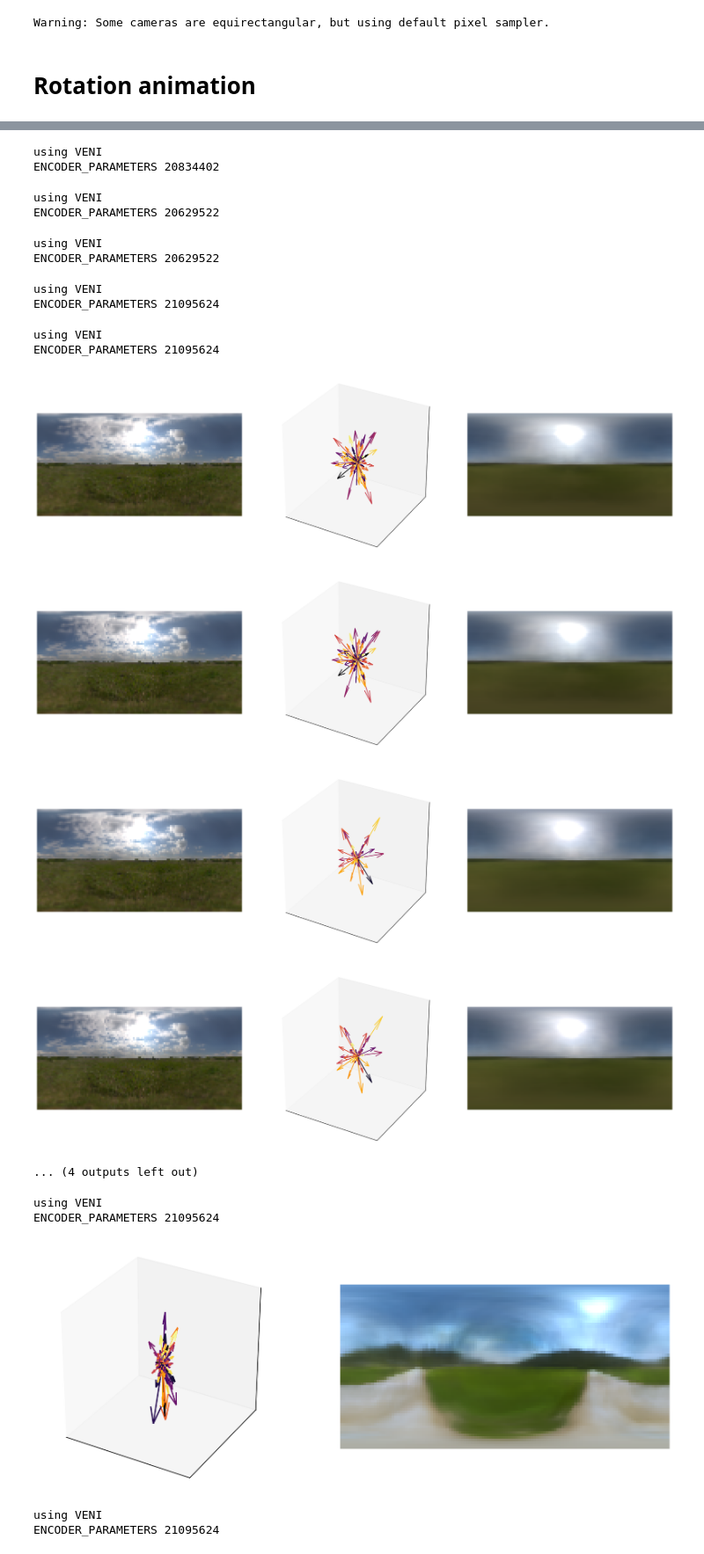
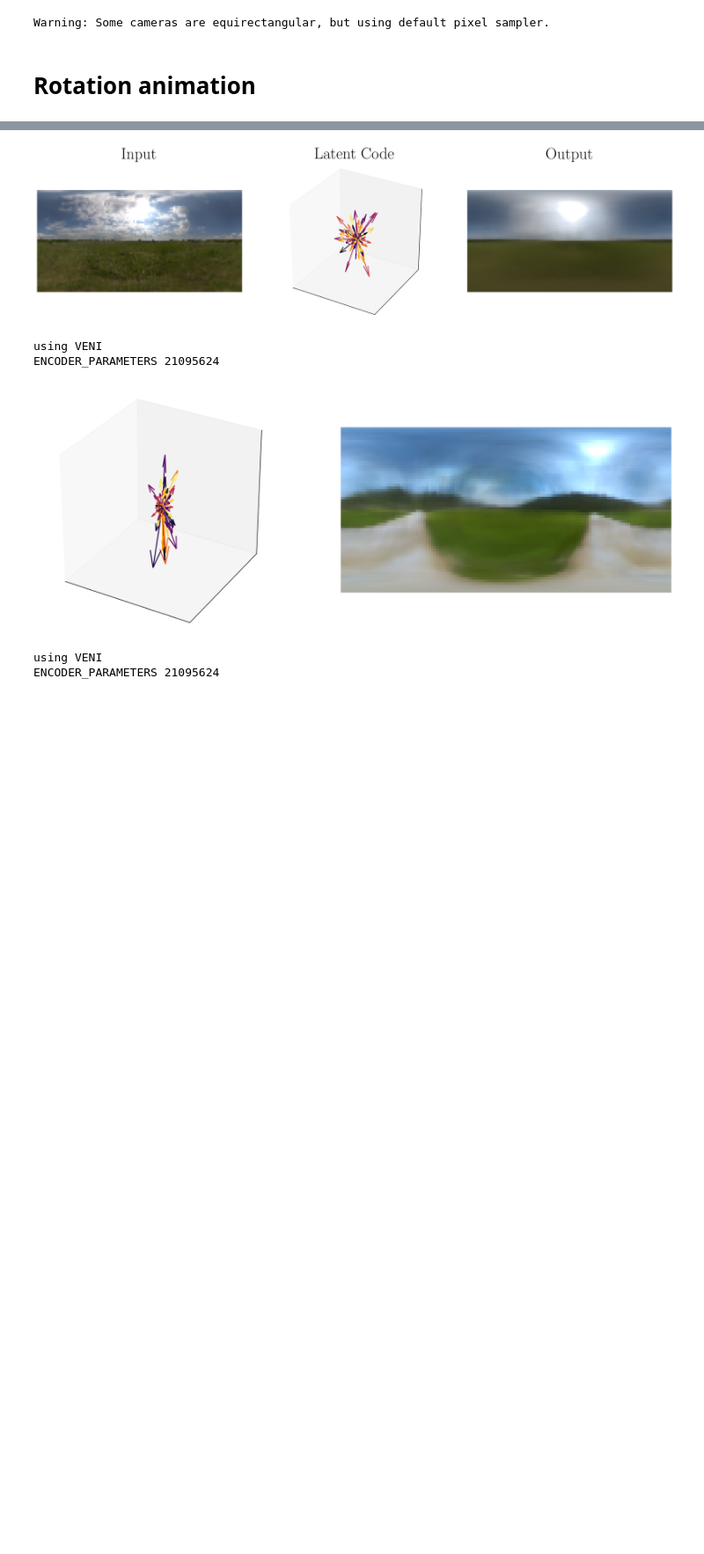
Before and after one commit to paul-pw/veni, a Jupyter notebook: publication/animations.ipynb, the cells around one changed output, grey strips where cells are left out. Shown at 88% size. Drawn from its saved outputs; the diff is of its cells as text; code cells hidden in the pictures; blank space fills up the shorter version.

```diff
--- a/publication/animations.ipynb
+++ b/publication/animations.ipynb
@@ -93,8 +93,9 @@ num_eval = len(test_dataloader)
 
 def animate_rotation(
             environment_map = Path("data/RENI_HDR/train/00122.exr"),
-            model_path = get_newest_model("outputs/ae_140/reni-ae/"),
-            frames = 720, fps=30, savename="rotation"):
+            model_path = Path("outputs/veni/veni_300"),
+            frames = 720, fps=30, savename="rotation",
+            titles=False):
     environment_map = pyexr.read(str(environment_map.absolute())).astype("float32")
     environment_map[environment_map == np.inf] = np.nanmax(environment_map[environment_map != np.inf])
     # make any values less than zero equal to min non negative
@@ -118,14 +119,34 @@ def animate_rotation(
 
 
     fig = plt.figure(figsize=(18,5), dpi=150)
-    fig.subplots_adjust(left=0, bottom=0, right=1, top=1, wspace=None, hspace=None)
+    fig.subplots_adjust(left=0.01, bottom=0, right=0.99, wspace=None, hspace=None)
     gs0 = gridspec.GridSpec(1,3, figure=fig, wspace=0.05, hspace=0.05)
+
+    if titles:
+        ax = fig.add_subplot(gs0[0])
+        ax.set_yticks([])
+        ax.set_xticks([])
+        ax.spines[['right', 'top', 'left', 'bottom']].set_visible(False)
+        ax.set_title("Input", fontsize=32)
+        ax = fig.add_subplot(gs0[1])
+        ax.set_yticks([])
+        ax.set_xticks([])
+        ax.spines[['right', 'top', 'left', 'bottom']].set_visible(False)
+        ax.set_title("Latent Code", fontsize=32)
+        ax = fig.add_subplot(gs0[2])
+        ax.set_yticks([])
+        ax.set_xticks([])
+        ax.spines[['right', 'top', 'left', 'bottom']].set_visible(False)
+        ax.set_title("Output", fontsize=32)
+
+
 
     ax = fig.add_subplot(gs0[0])
     im=ax.imshow(image,interpolation='none')
     ax.set_yticks([])
     ax.set_xticks([])
     ax.spines[['right', 'top', 'left', 'bottom']].set_visible(False)
+
 
 
     latents = latents.cpu().squeeze(0)
@@ -154,11 +175,14 @@ def animate_rotation(
     ax.set_zlabel('')
 
 
+
     ax = fig.add_subplot(gs0[2])
     pr=ax.imshow(pred,interpolation='none')
     ax.set_yticks([])
     ax.set_xticks([])
     ax.spines[['right', 'top', 'left', 'bottom']].set_visible(False)
+
+
 
     # initialization function: plot the background of each frame
 
@@ -183,6 +207,7 @@ def animate_rotation(
             latents[:, 0], -latents[:, 1], latents[:, 2], color=colormap(color_indices),
         )
 
+
         return [im, pr, vec]
 
 
@@ -190,20 +215,22 @@ def animate_rotation(
     anim = animation.FuncAnimation(fig, animate, frames = frames, interval = 1)
 
     # saves the animation in our desktop
-    anim.save(f'publication/figgures/{savename}.mp4', writer = 'ffmpeg', fps = fps)
+    anim.save(f'publication/figures/{savename}.mp4', writer = 'ffmpeg', fps = fps)
 
 
-animate_rotation(model_path = get_newest_model("outputs/ae_140/reni-ae/"),frames = 720, fps=30, savename="rot_300_slow")
-animate_rotation(model_path = get_newest_model("outputs/ae_140/reni-ae/"),frames = 64, fps=10, savename="rot_300_fast")
+#animate_rotation(model_path = Path("outputs/veni/veni_300"),frames = 720, fps=30, savename="rot_300_slow")
+#animate_rotation(model_path = Path("outputs/veni/veni_300"),frames = 64, fps=10, savename="rot_300_fast")
 
-animate_rotation(model_path = get_newest_model("outputs/ae_139/reni-ae/"),frames = 720, fps=30, savename="rot_147_slow")
-animate_rotation(model_path = get_newest_model("outputs/ae_139/reni-ae/"),frames = 64, fps=10, savename="rot_147_fast")
+#animate_rotation(model_path = Path("outputs/veni/veni_147"),frames = 720, fps=30, savename="rot_147_slow")
+#animate_rotation(model_path = Path("outputs/veni/veni_147"),frames = 64, fps=10, savename="rot_147_fast")
 
-animate_rotation(model_path = get_newest_model("outputs/ae_138/reni-ae/"),frames = 720, fps=30, savename="rot_27_slow")
-animate_rotation(model_path = get_newest_model("outputs/ae_138/reni-ae/"),frames = 64, fps=10, savename="rot_27_fast")
+#animate_rotation(model_path = Path("outputs/veni/veni_27"),frames = 720, fps=30, savename="rot_27_slow")
+#animate_rotation(model_path = Path("outputs/veni/veni_27"),frames = 64, fps=10, savename="rot_27_fast")
 
-animate_rotation(environment_map = Path("data/RENI_HDR/test/00001.exr"),model_path = get_newest_model("outputs/ae_140/reni-ae/"),frames = 720, fps=30, savename="rot_300_slow_test")
-animate_rotation(environment_map = Path("data/RENI_HDR/test/00001.exr"),model_path = get_newest_model("outputs/ae_140/reni-ae/"),frames = 64, fps=10, savename="rot_300_fast_test")
+#animate_rotation(environment_map = Path("data/RENI_HDR/test/00001.exr"),model_path = Path("outputs/veni/veni_300"),frames = 720, fps=30, savename="rot_300_slow_test")
+#animate_rotation(environment_map = Path("data/RENI_HDR/test/00001.exr"),model_path = Path("outputs/veni/veni_300"),frames = 64, fps=10, savename="rot_300_fast_test")
+
+animate_rotation(environment_map = Path("data/RENI_HDR/train/00122.exr"),model_path = Path("outputs/veni/veni_300"),frames = 64, fps=10, savename="suppl_rotation", titles=True)
 # %% [output]
 using VENI
 ENCODER_PARAMETERS 21095624
@@ -214,18 +237,4 @@ ENCODER_PARAMETERS 20834402
-using VENI
-ENCODER_PARAMETERS 20834402
-using VENI
-ENCODER_PARAMETERS 20629522
-using VENI
-ENCODER_PARAMETERS 20629522
-using VENI
-ENCODER_PARAMETERS 21095624
-using VENI
-ENCODER_PARAMETERS 21095624
-[figure, old version]
+[figure, new version]
-[figure, removed]
-[figure, removed]
-[figure, removed]
-... (4 outputs left out)
 # %%
 with open(f'publication/optimized_latents.pkl', 'rb') as file:
     optimized_latents = pickle.load(file)
```
Also changed, not shown: parts of 5 cells of this notebook, 22 other files.
